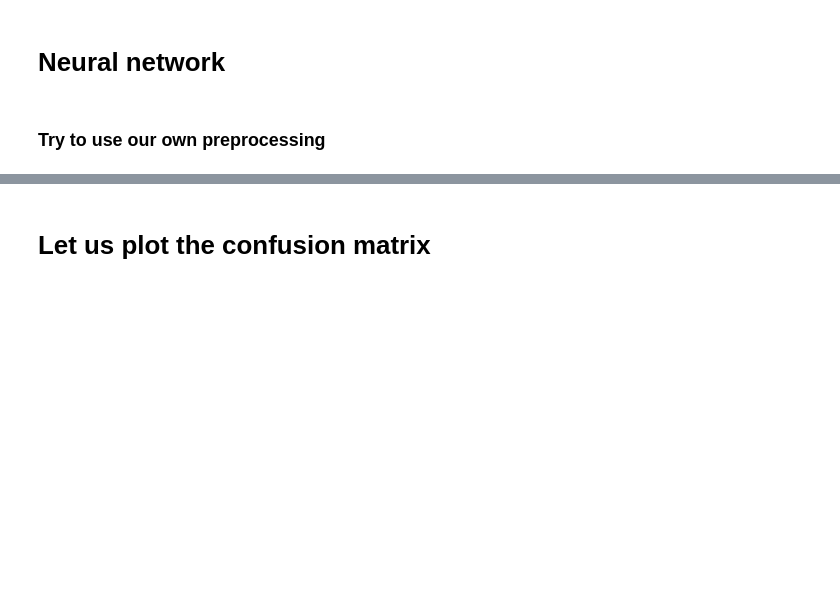
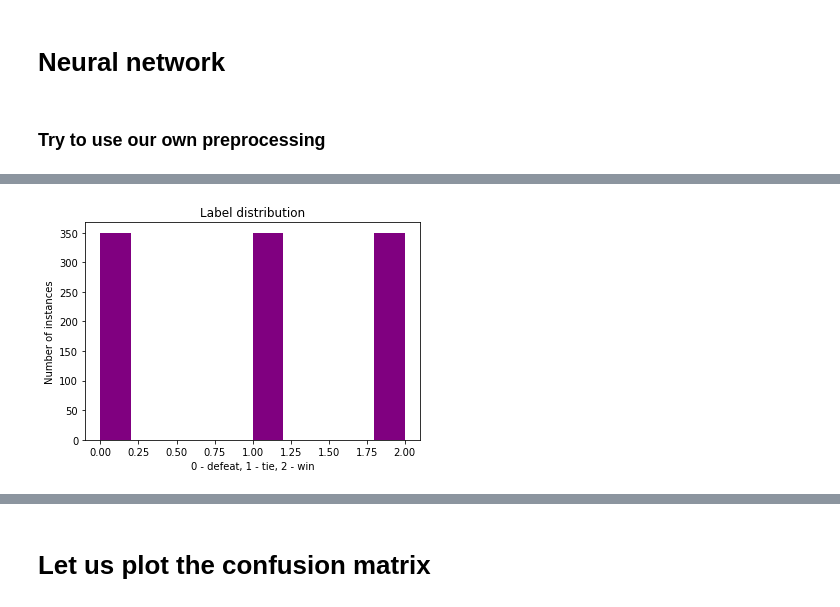
Before and after one commit to markkod/kaggle-football-prediction, a Jupyter notebook: modules/neural_network/neural_network.ipynb, the cells around one changed output, grey strips where cells are left out. Saved outputs shown, nothing was run; the diff lists cells and outputs as text; code cells hidden in the pictures; blank space fills up the shorter version.

```diff
--- a/modules/neural_network/neural_network.ipynb
+++ b/modules/neural_network/neural_network.ipynb
@@ -68,0 +99,11 @@ Number of columns: 38
+# %%
+from imblearn.over_sampling import RandomOverSampler
+
+# Since the train data is uneven and the dataset is not "huge" we need to upsamle/oversample
+sampler = RandomOverSampler()
+X_train_sampled, y_train_sampled = sampler.fit_sample(X_train, y_train)
+
+# Plot the oversampled train set
+plot_labels_histogram(y_train_sampled)
+# %% [output]
+[figure, added]
```
Also changed, not shown: parts of 14 cells of this notebook, 2 other files.
